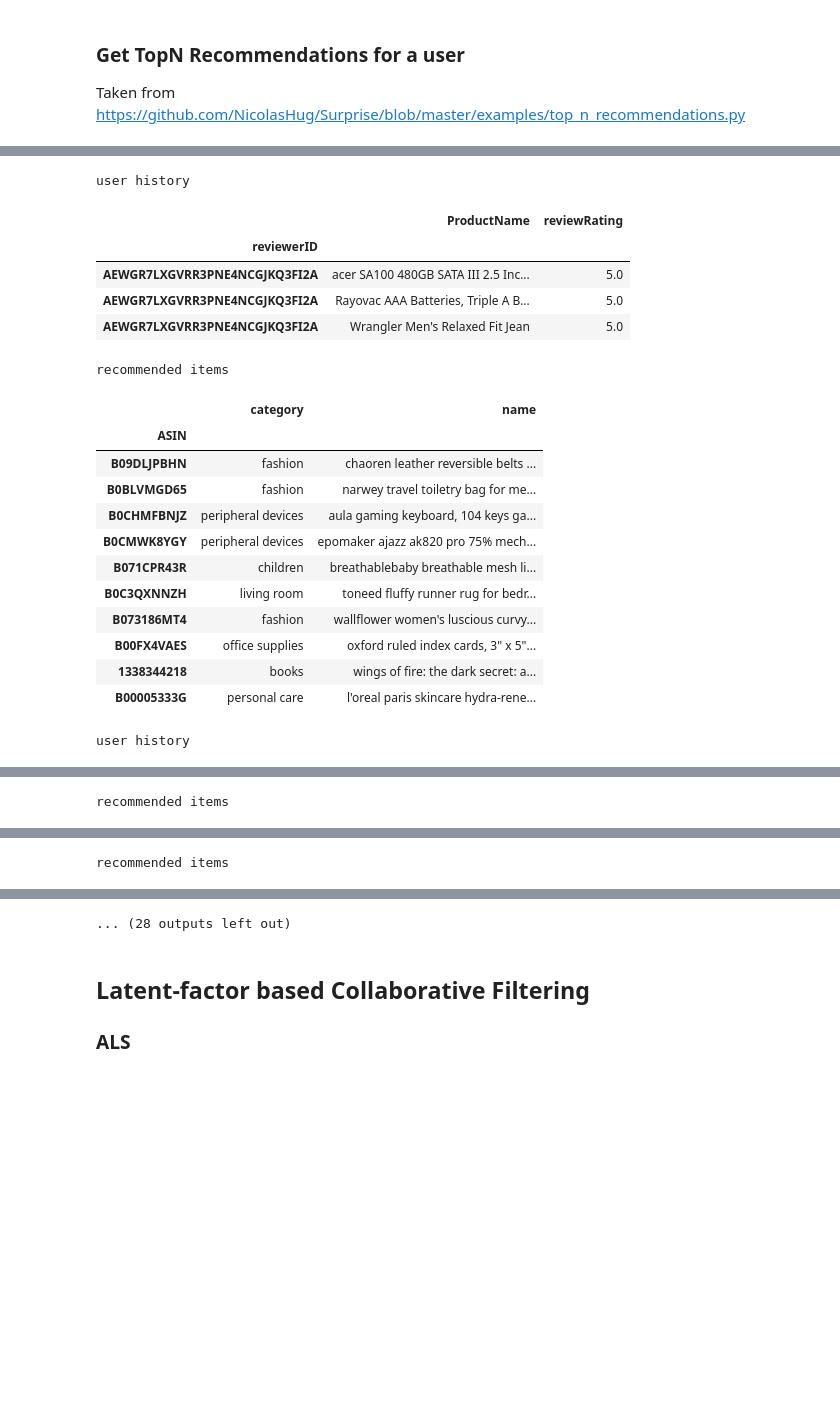
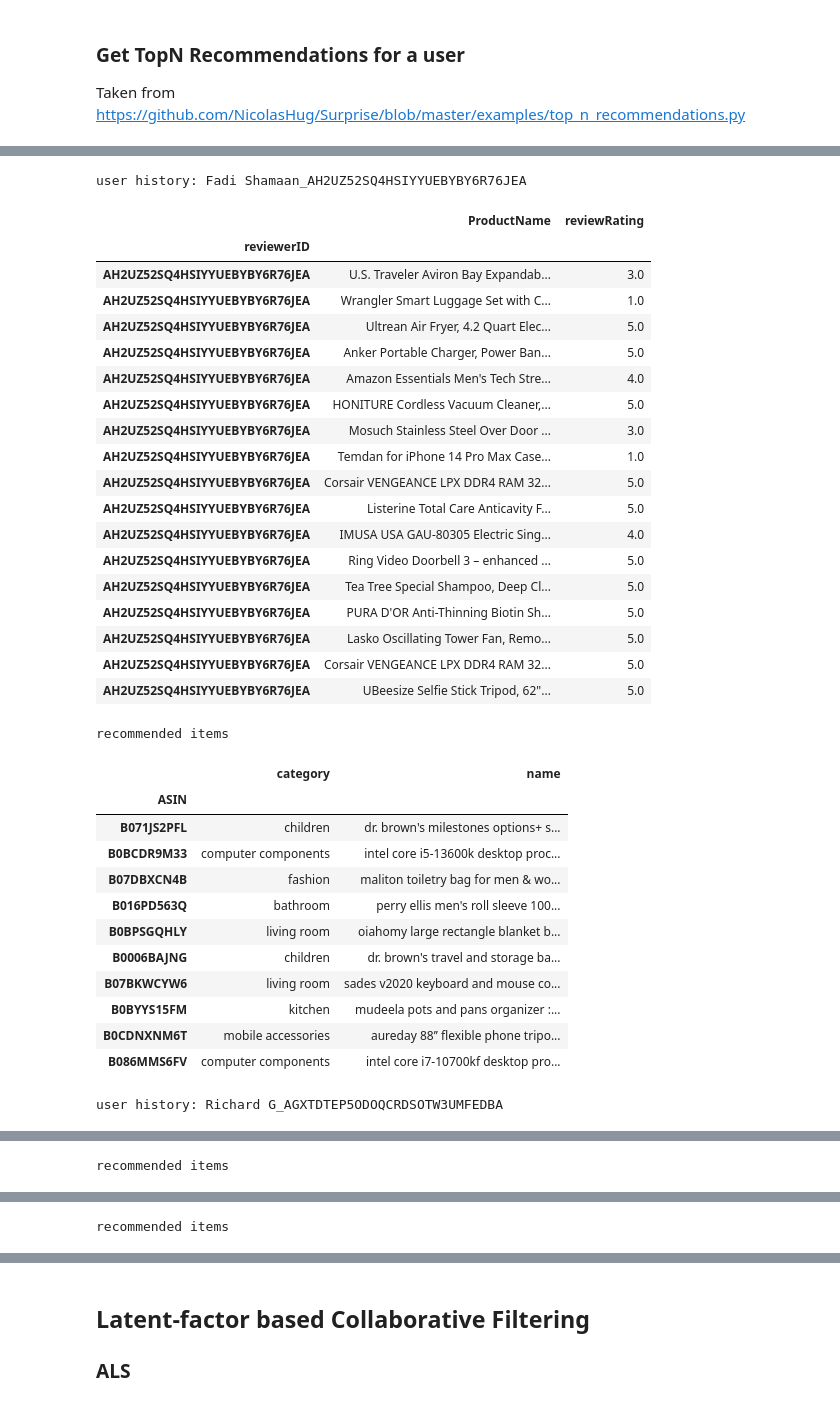
Before and after one commit to K-Winkles/kaban-multimodel-recommender, a Jupyter notebook: dev/main.ipynb, the cells around one changed output, grey strips where cells are left out. Cells and saved outputs as stored; diff of their text form; code cells hidden in the pictures; blank space fills up the shorter version.

```diff
--- a/dev/main.ipynb
+++ b/dev/main.ipynb
@@ -124,22 +181,17 @@ def precision_recall_at_k(predictions, k=10, threshold=3.5):
 
 kf = KFold(n_splits=5)
 
+algo_res = []
 for algo in algos:
     print(f"computing precision and recall for {algo}")
-    precision_list = []
-    recall_list = []
+    res_dict = {'precision': [], 'recall': []}
     for trainset, testset in kf.split(dataset):
         algo.fit(trainset)
         predictions = algo.test(testset)
         precisions, recalls = precision_recall_at_k(predictions, k=5, threshold=4)
-
-        # Precision and recall can then be averaged over all users
-        precision_list.append(sum(prec for prec in precisions.values()) / len(precisions))
-        recall_list.append(sum(rec for rec in recalls.values()) / len(recalls))
-    average_precision = np.mean(precision_list)
-    average_recall = np.mean(recall_list)
-    print(f"average precision: {average_precision}")
-    print(f"average recall: {average_recall}\n")
+        res_dict['precision'].append(sum(prec for prec in precisions.values()) / len(precisions))
+        res_dict['recall'].append(sum(rec for rec in recalls.values()) / len(recalls))
+    algo_res.append(res_dict)
 # %% [output]
 computing precision and recall for <surprise.prediction_algorithms.knns.KNNBasic object at 0x...>
 Computing the msd similarity matrix...
@@ -160,0 +213,10 @@ average recall: 0.913804004214963
+# %%
+fig, axes = plt.subplots(1, 3, figsize=(8,4), layout='constrained')
+method = ["KNNBasic", "KNNWithMeans", "SVD"]
+ind = 0
+for m in algo_res:
+    for k in m:
+        axes[ind].bar(k, m[k])
+        axes[ind].set_title(method[ind])
+    ind += 1
+plt.show()
@@ -191,7 +255,7 @@ def get_top_n(predictions, n=10):
 
 # Than predict ratings for all pairs (u, i) that are NOT in the training set.
 testset = trainset.build_anti_testset()
-predictions = algos[6].test(testset) # CoClustering
+predictions = algos[2].test(testset) # SVD
 
 top_n = get_top_n(predictions, n=10)
 
@@ -207,41 +273,55 @@ reviews_df.set_index('reviewerID', inplace=True)
 items_with_info_df = pd.read_csv(f"{items_dir}/itemset_with_info.csv", low_memory=False)
 items_with_info_df.set_index("ASIN", inplace=True)
 # %%
-def show_user_history_and_recos(user_id):
+def show_user_history_and_recos(recommendations, user_id):
     """
     Display user purchase history and recommendations
     """
     asin = user_id.split('_')[-1]
-    print("user history")
+    print(f"user history: {user_id}")
     display(reviews_df.loc[[asin]][['ProductName', 'reviewRating']])
     reco_list = recommendations[user_id]
     print("recommended items")
     display(items_with_info_df.loc[reco_list][["category", "name"]])
     print('\n')
 # %%
-user_ids = [x for x in list(recommendations.keys()) if len(x.split('_')[-1]) > 1][:10]
+user_ids = [x for x in list(recommendations.keys()) if len(x.split('_')[-1]) > 1][:3]
 for user_id in user_ids:
-    show_user_history_and_recos(user_id)
+    show_user_history_and_recos(recommendations, user_id)
 # %% [output]
-user history
+user history: Fadi Shamaan_AH2UZ52SQ4HSIYYUEBYBY6R76JEA
 |  | ProductName | reviewRating |
 | reviewerID |  |  |
-| AEWGR7LXGVRR3PNE4NCGJKQ3FI2A | acer SA100 480GB SATA III 2.5 Inc... | 5.0 |
-| AEWGR7LXGVRR3PNE4NCGJKQ3FI2A | Rayovac AAA Batteries, Triple A B... | 5.0 |
-| AEWGR7LXGVRR3PNE4NCGJKQ3FI2A | Wrangler Men's Relaxed Fit Jean | 5.0 |
+| AH2UZ52SQ4HSIYYUEBYBY6R76JEA | U.S. Traveler Aviron Bay Expandab... | 3.0 |
+| AH2UZ52SQ4HSIYYUEBYBY6R76JEA | Wrangler Smart Luggage Set with C... | 1.0 |
+| AH2UZ52SQ4HSIYYUEBYBY6R76JEA | Ultrean Air Fryer, 4.2 Quart Elec... | 5.0 |
+| AH2UZ52SQ4HSIYYUEBYBY6R76JEA | Anker Portable Charger, Power Ban... | 5.0 |
+| AH2UZ52SQ4HSIYYUEBYBY6R76JEA | Amazon Essentials Men's Tech Stre... | 4.0 |
+| AH2UZ52SQ4HSIYYUEBYBY6R76JEA | HONITURE Cordless Vacuum Cleaner,... | 5.0 |
+| AH2UZ52SQ4HSIYYUEBYBY6R76JEA | Mosuch Stainless Steel Over Door ... | 3.0 |
+| AH2UZ52SQ4HSIYYUEBYBY6R76JEA | Temdan for iPhone 14 Pro Max Case... | 1.0 |
+| AH2UZ52SQ4HSIYYUEBYBY6R76JEA | Corsair VENGEANCE LPX DDR4 RAM 32... | 5.0 |
+| AH2UZ52SQ4HSIYYUEBYBY6R76JEA | Listerine Total Care Anticavity F... | 5.0 |
+| AH2UZ52SQ4HSIYYUEBYBY6R76JEA | IMUSA USA GAU-80305 Electric Sing... | 4.0 |
+| AH2UZ52SQ4HSIYYUEBYBY6R76JEA | Ring Video Doorbell 3 – enhanced ... | 5.0 |
+| AH2UZ52SQ4HSIYYUEBYBY6R76JEA | Tea Tree Special Shampoo, Deep Cl... | 5.0 |
+| AH2UZ52SQ4HSIYYUEBYBY6R76JEA | PURA D'OR Anti-Thinning Biotin Sh... | 5.0 |
+| AH2UZ52SQ4HSIYYUEBYBY6R76JEA | Lasko Oscillating Tower Fan, Remo... | 5.0 |
+| AH2UZ52SQ4HSIYYUEBYBY6R76JEA | Corsair VENGEANCE LPX DDR4 RAM 32... | 5.0 |
+| AH2UZ52SQ4HSIYYUEBYBY6R76JEA | UBeesize Selfie Stick Tripod, 62"... | 5.0 |
 recommended items
 |  | category | name |
 | ASIN |  |  |
-| B09DLJPBHN | fashion | chaoren leather reversible belts ... |
-| B0BLVMGD65 | fashion | narwey travel toiletry bag for me... |
-| B0CHMFBNJZ | peripheral devices | aula gaming keyboard, 104 keys ga... |
-| B0CMWK8YGY | peripheral devices | epomaker ajazz ak820 pro 75% mech... |
-| B071CPR43R | children | breathablebaby breathable mesh li... |
-| B0C3QXNNZH | living room | toneed fluffy runner rug for bedr... |
-| B073186MT4 | fashion | wallflower women's luscious curvy... |
-| B00FX4VAES | office supplies | oxford ruled index cards, 3" x 5"... |
-| 1338344218 | books | wings of fire: the dark secret: a... |
-| B00005333G | personal care | l'oreal paris skincare hydra-rene... |
+| B071JS2PFL | children | dr. brown's milestones options+ s... |
+| B0BCDR9M33 | computer components | intel core i5-13600k desktop proc... |
+| B07DBXCN4B | fashion | maliton toiletry bag for men & wo... |
+| B016PD563Q | bathroom | perry ellis men's roll sleeve 100... |
+| B0BPSGQHLY | living room | oiahomy large rectangle blanket b... |
+| B0006BAJNG | children | dr. brown's travel and storage ba... |
+| B07BKWCYW6 | living room | sades v2020 keyboard and mouse co... |
+| B0BYYS15FM | kitchen | mudeela pots and pans organizer :... |
+| B0CDNXNM6T | mobile accessories | aureday 88’’ flexible phone tripo... |
+| B086MMS6FV | computer components | intel core i7-10700kf desktop pro... |
-user history
+user history: Richard G_AGXTDTEP5ODOQCRDSOTW3UMFEDBA
 |  | ProductName | reviewRating |
 | reviewerID |  |  |
@@ -283,4 +377,3 @@ recommended items
-... (28 outputs left out)
 # %% [markdown]
 ## Latent-factor based Collaborative Filtering
 
```
Also changed, not shown: parts of 28 cells of this notebook, 3 other files.
